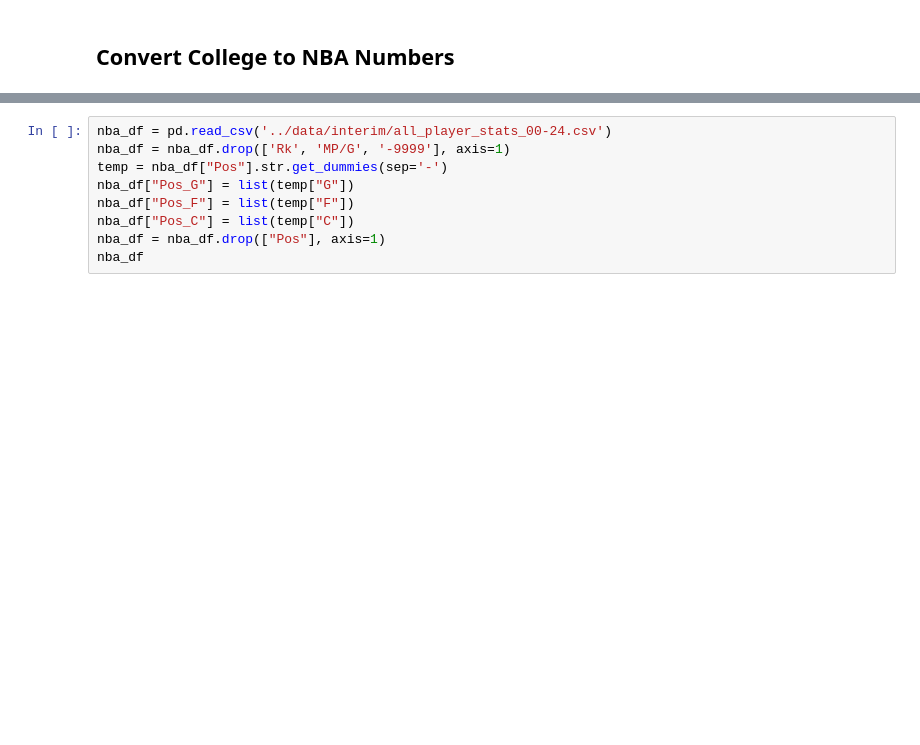
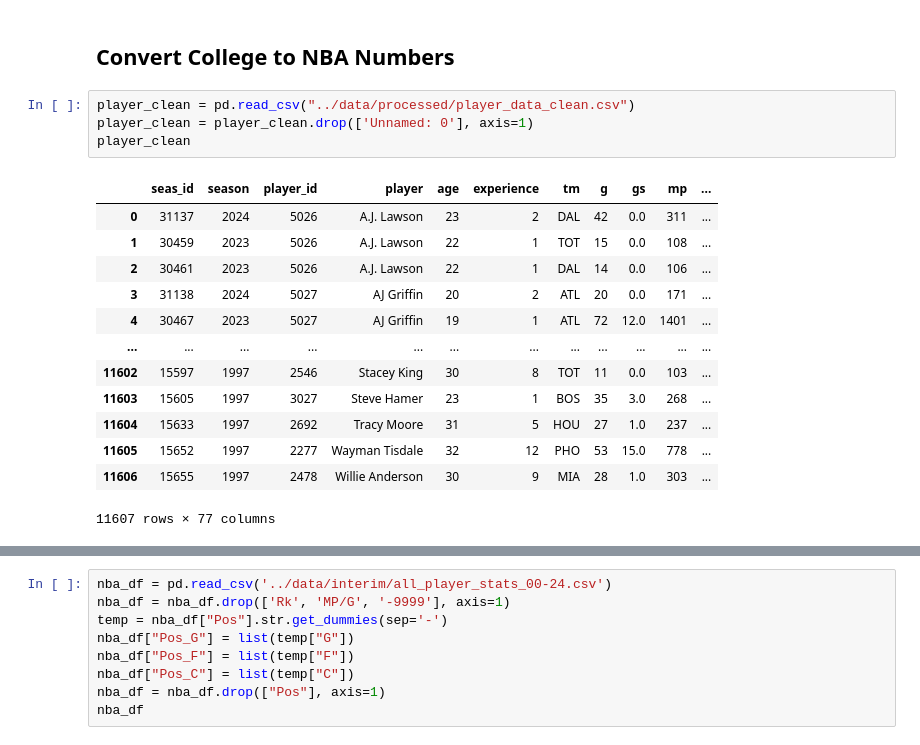
Before and after one commit to sean-r-duffy/nba-analytics, a Jupyter notebook: notebooks/college_player_comps_NC.ipynb, the cells around one changed output, grey strips where cells are left out. Saved outputs shown, nothing was run; the diff lists cells and outputs as text; blank space fills up the shorter version.

```diff
--- a/notebooks/college_player_comps_NC.ipynb
+++ b/notebooks/college_player_comps_NC.ipynb
@@ -373,2 +352,20 @@ rookie_college_comparisons
 # %% [markdown]
 ## Convert College to NBA Numbers
+# %%
+player_clean = pd.read_csv("../data/processed/player_data_clean.csv")
+player_clean = player_clean.drop(['Unnamed: 0'], axis=1)
+player_clean
+# %% [output]
+|  | seas_id | season | player_id | player | age | experience | tm | g | gs | mp | ... |
+| 0 | 31137 | 2024 | 5026 | A.J. Lawson | 23 | 2 | DAL | 42 | 0.0 | 311 | ... |
+| 1 | 30459 | 2023 | 5026 | A.J. Lawson | 22 | 1 | TOT | 15 | 0.0 | 108 | ... |
+| 2 | 30461 | 2023 | 5026 | A.J. Lawson | 22 | 1 | DAL | 14 | 0.0 | 106 | ... |
+| 3 | 31138 | 2024 | 5027 | AJ Griffin | 20 | 2 | ATL | 20 | 0.0 | 171 | ... |
+| 4 | 30467 | 2023 | 5027 | AJ Griffin | 19 | 1 | ATL | 72 | 12.0 | 1401 | ... |
+| ... | ... | ... | ... | ... | ... | ... | ... | ... | ... | ... | ... |
+| 11602 | 15597 | 1997 | 2546 | Stacey King | 30 | 8 | TOT | 11 | 0.0 | 103 | ... |
+| 11603 | 15605 | 1997 | 3027 | Steve Hamer | 23 | 1 | BOS | 35 | 3.0 | 268 | ... |
+| 11604 | 15633 | 1997 | 2692 | Tracy Moore | 31 | 5 | HOU | 27 | 1.0 | 237 | ... |
+| 11605 | 15652 | 1997 | 2277 | Wayman Tisdale | 32 | 12 | PHO | 53 | 15.0 | 778 | ... |
+| 11606 | 15655 | 1997 | 2478 | Willie Anderson | 30 | 9 | MIA | 28 | 1.0 | 303 | ... |
+11607 rows × 77 columns
```
Also changed, not shown: parts of 9 cells of this notebook, 2 other files.
